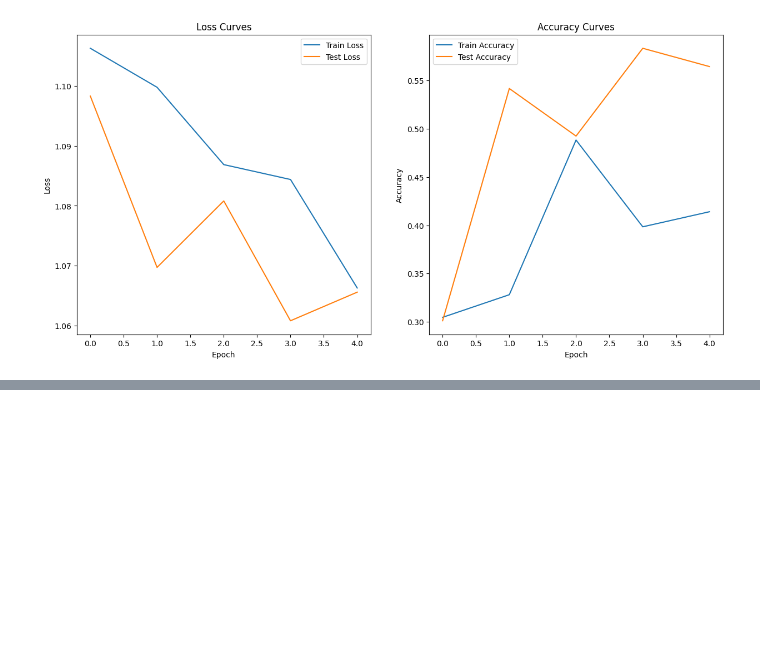
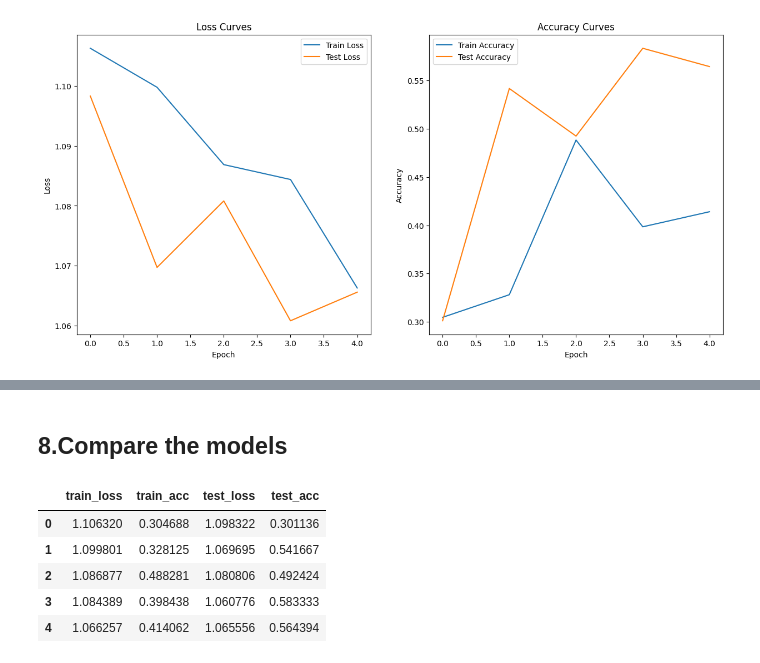
Before and after one commit to HarshEkbote/PyTorch-Basics, a Jupyter notebook: 05_ModelforCustomData.ipynb, the cells around one changed output, grey strips where cells are left out. Cells and saved outputs as stored; diff of their text form; code cells hidden in the pictures; blank space fills up the shorter version.

```diff
--- a/05_ModelforCustomData.ipynb
+++ b/05_ModelforCustomData.ipynb
@@ -917,0 +1057,14 @@ plot_loss_curve(model0_results)
+# %% [markdown]
+## 8.Compare the models
+# %%
+import pandas as pd
+model_0_df = pd.DataFrame(model0_results)
+model_1_df = pd.DataFrame(model1_results)
+model_0_df
+# %% [output]
+|  | train_loss | train_acc | test_loss | test_acc |
+| 0 | 1.106320 | 0.304688 | 1.098322 | 0.301136 |
+| 1 | 1.099801 | 0.328125 | 1.069695 | 0.541667 |
+| 2 | 1.086877 | 0.488281 | 1.080806 | 0.492424 |
+| 3 | 1.084389 | 0.398438 | 1.060776 | 0.583333 |
+| 4 | 1.066257 | 0.414062 | 1.065556 | 0.564394 |
```
Also changed, not shown: parts of 20 cells of this notebook.
